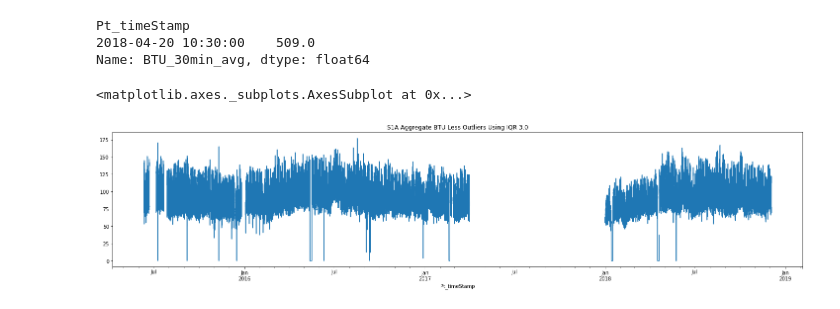
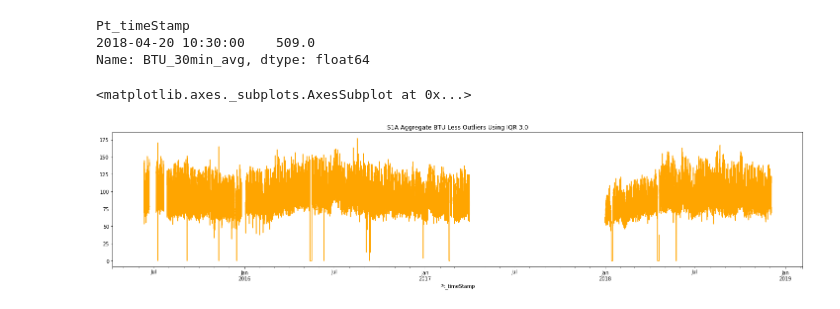
Before and after one commit to tkokkeng/KE5105-Time-Series-Forecasting, a Jupyter notebook: exploration/etl9.explore_btu.ipynb, the cells around one changed output. Saved outputs shown, nothing was run; the diff lists cells and outputs as text; code cells hidden in the pictures.

Commit message:
plot colors, correlation analysis
Made plot colors more consistent
Added more buildings to correlation analysis

```diff
--- a/exploration/etl9.explore_btu.ipynb
+++ b/exploration/etl9.explore_btu.ipynb
@@ -836,7 +906,7 @@ Name: BTU_30min_avg, dtype: float64
 # %%
 bldg_df_list[6][1].loc[idx, 'BTU_30min_avg'] = np.NaN
 # %%
-bldg_df_list[6][1]['BTU_30min_avg'].plot(figsize=(25, 5), title = 'S1A Aggregate BTU Less Outliers Using IQR 3.0')
+bldg_df_list[6][1]['BTU_30min_avg'].plot(figsize=(25, 5), title = 'S1A Aggregate BTU Less Outliers Using IQR 3.0', color='orange')
 # %% [output]
 <matplotlib.axes._subplots.AxesSubplot at 0x...>
-[figure, old version]
+[figure, new version]
```
Also changed, not shown: parts of 32 cells of this notebook.
